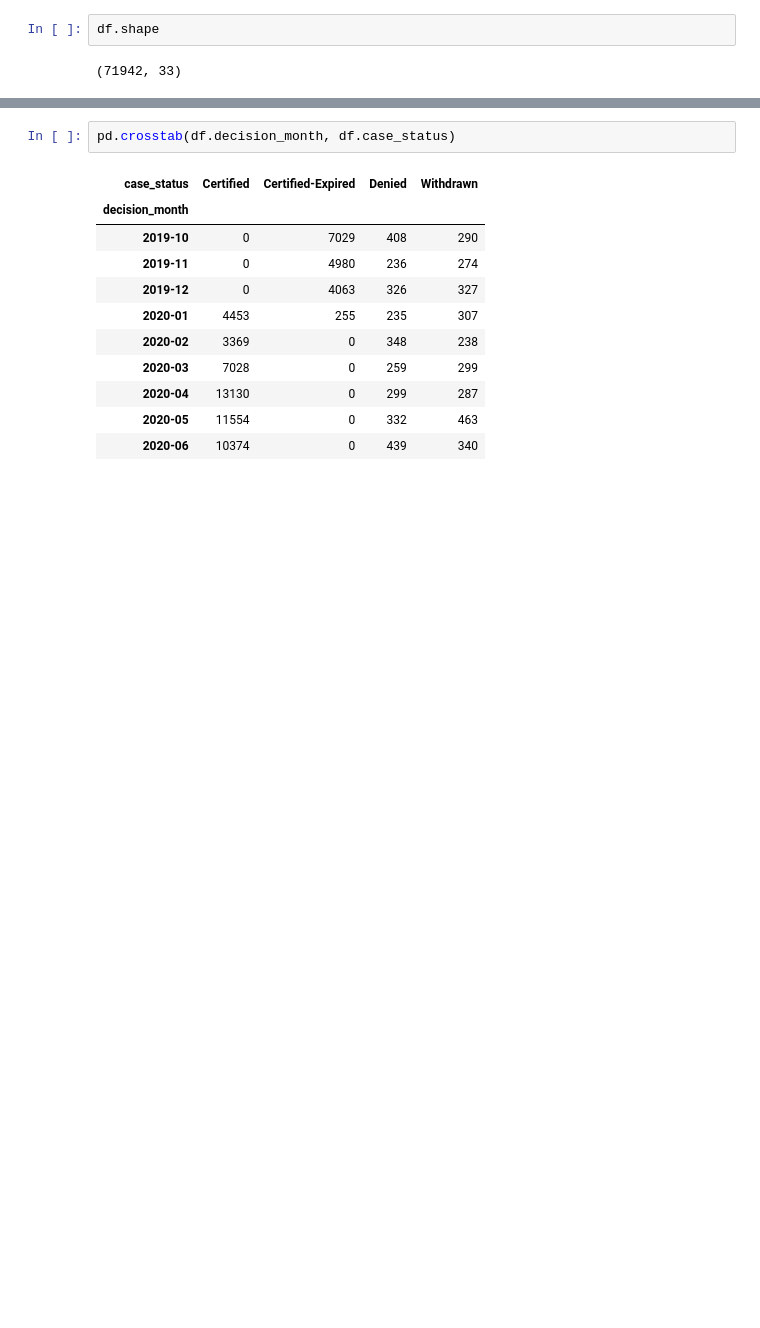
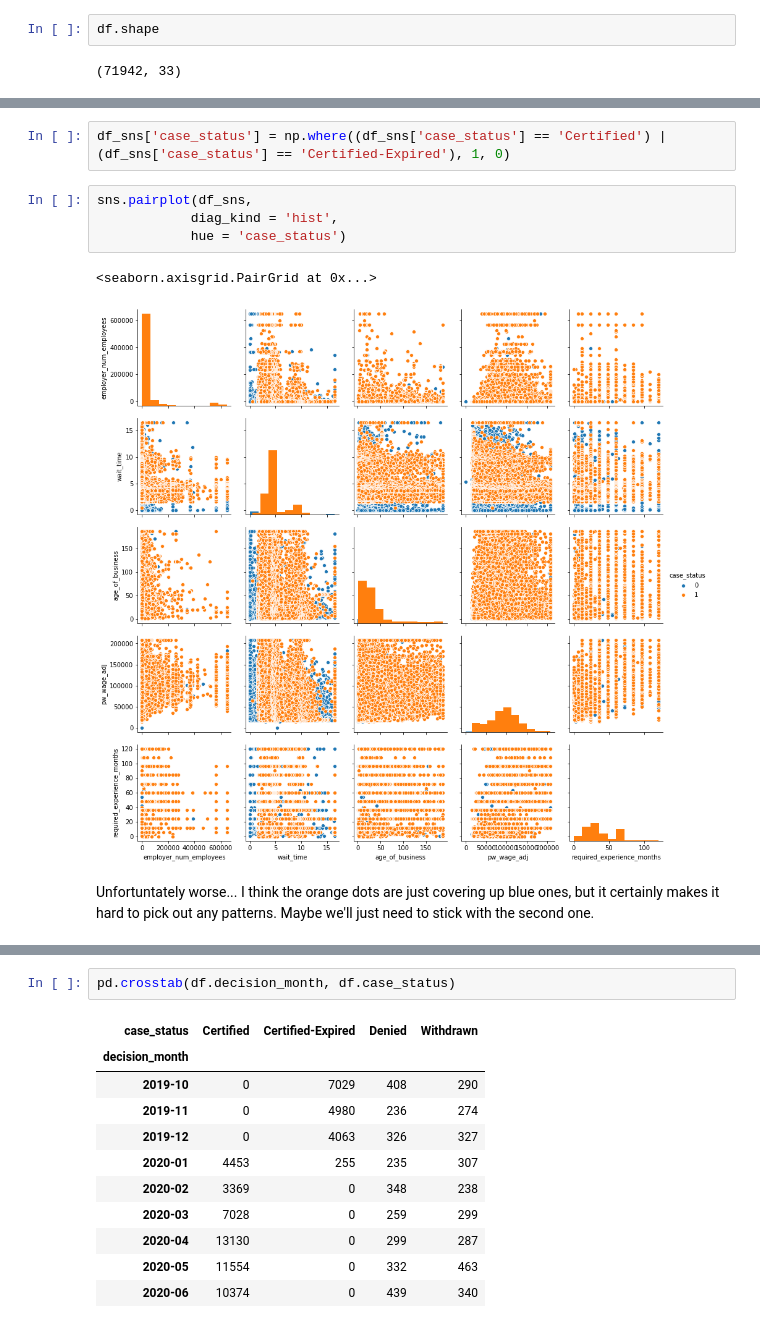
Before and after one commit to r-surendiran/MSCA-37014-Python-For-Analytics-Group-Project, a Jupyter notebook: Notebooks/data_exploration_kendall.ipynb, the cells around one changed output, grey strips where cells are left out. Cells and saved outputs as stored; diff of their text form; blank space fills up the shorter version.

```diff
--- a/Notebooks/data_exploration_kendall.ipynb
+++ b/Notebooks/data_exploration_kendall.ipynb
@@ -52,0 +96,11 @@ df['pw_wage_adj'] = np.where(df.pw_unit_of_pay == "Bi-Weekly", df.pw_wage*26, df
+# %%
+df_sns['case_status'] = np.where((df_sns['case_status'] == 'Certified') | (df_sns['case_status'] == 'Certified-Expired'), 1, 0)
+# %%
+sns.pairplot(df_sns,
+            diag_kind = 'hist',
+            hue = 'case_status')
+# %% [output]
+<seaborn.axisgrid.PairGrid at 0x...>
+[figure, added]
+# %% [markdown]
+Unfortuntately worse... I think the orange dots are just covering up blue ones, but it certainly makes it hard to pick out any patterns. Maybe we'll just need to stick with the second one.
```
Also changed, not shown: parts of 36 cells of this notebook, 1 other file.
